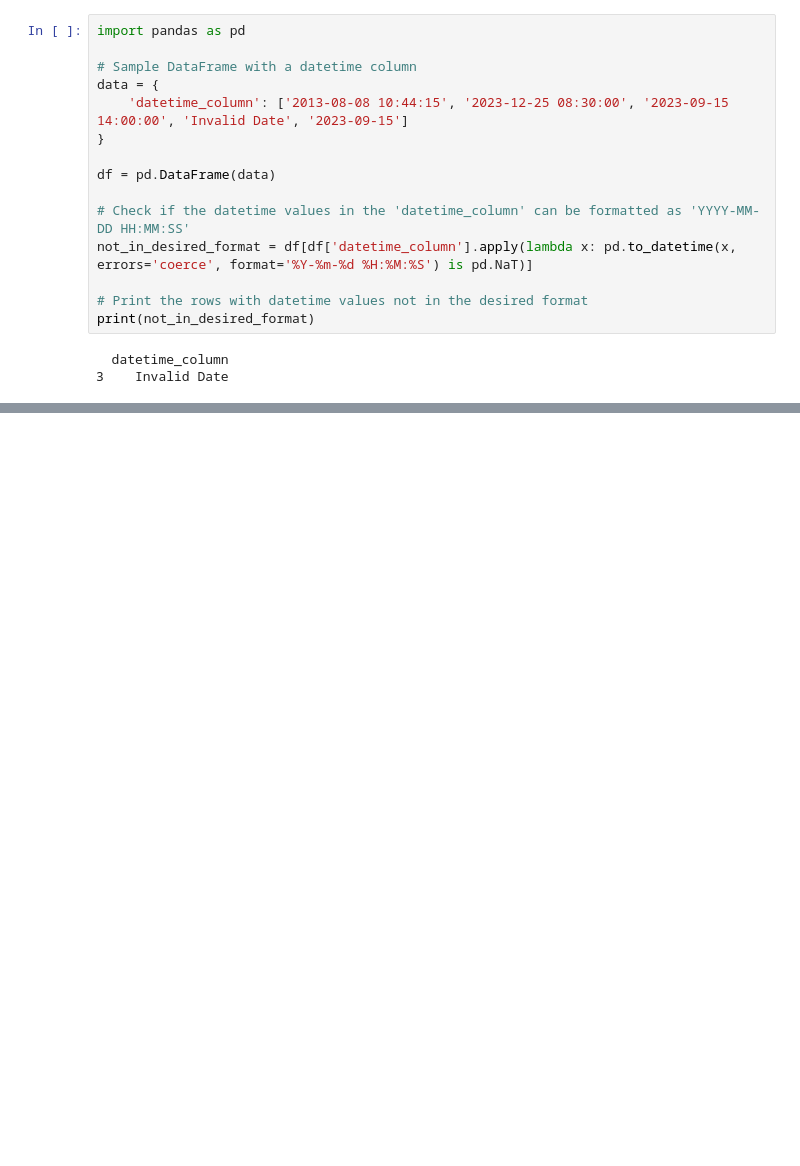
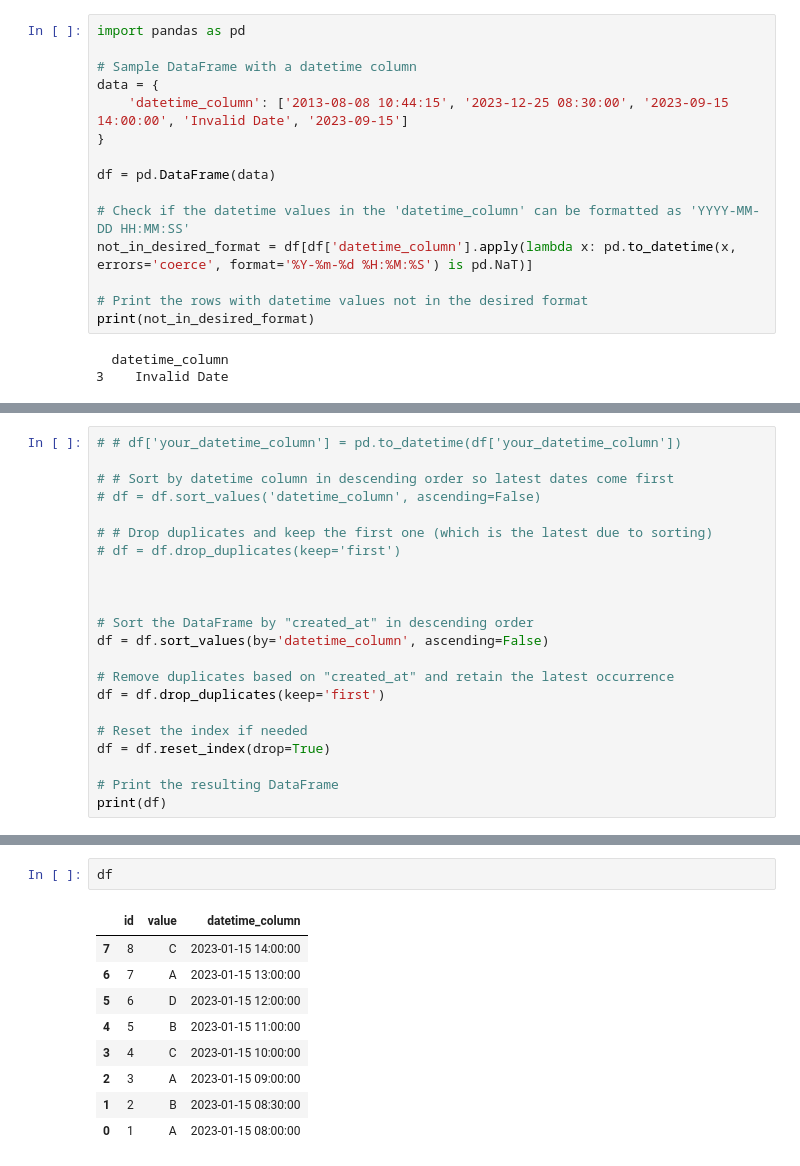
Before and after one commit to RDOsama/work_file, a Jupyter notebook: practice_work.ipynb, the cells around one changed output, grey strips where cells are left out. Cells and saved outputs as stored; diff of their text form; blank space fills up the shorter version.

```diff
--- a/practice_work.ipynb
+++ b/practice_work.ipynb
@@ -385,0 +424,22 @@ print(not_in_desired_format)
+# %%
+# # df['your_datetime_column'] = pd.to_datetime(df['your_datetime_column'])
+
+# # Sort by datetime column in descending order so latest dates come first
+# df = df.sort_values('datetime_column', ascending=False)
+
+# # Drop duplicates and keep the first one (which is the latest due to sorting)
+# df = df.drop_duplicates(keep='first')
+
+
+
+# Sort the DataFrame by "created_at" in descending order
+df = df.sort_values(by='datetime_column', ascending=False)
+
+# Remove duplicates based on "created_at" and retain the latest occurrence
+df = df.drop_duplicates(keep='first')
+
+# Reset the index if needed
+df = df.reset_index(drop=True)
+
+# Print the resulting DataFrame
+print(df)
@@ -385,0 +456,12 @@ print(not_in_desired_format)
+# %%
+df
+# %% [output]
+|  | id | value | datetime_column |
+| 7 | 8 | C | 2023-01-15 14:00:00 |
+| 6 | 7 | A | 2023-01-15 13:00:00 |
+| 5 | 6 | D | 2023-01-15 12:00:00 |
+| 4 | 5 | B | 2023-01-15 11:00:00 |
+| 3 | 4 | C | 2023-01-15 10:00:00 |
+| 2 | 3 | A | 2023-01-15 09:00:00 |
+| 1 | 2 | B | 2023-01-15 08:30:00 |
+| 0 | 1 | A | 2023-01-15 08:00:00 |
```
Also changed, not shown: parts of 35 cells of this notebook.
